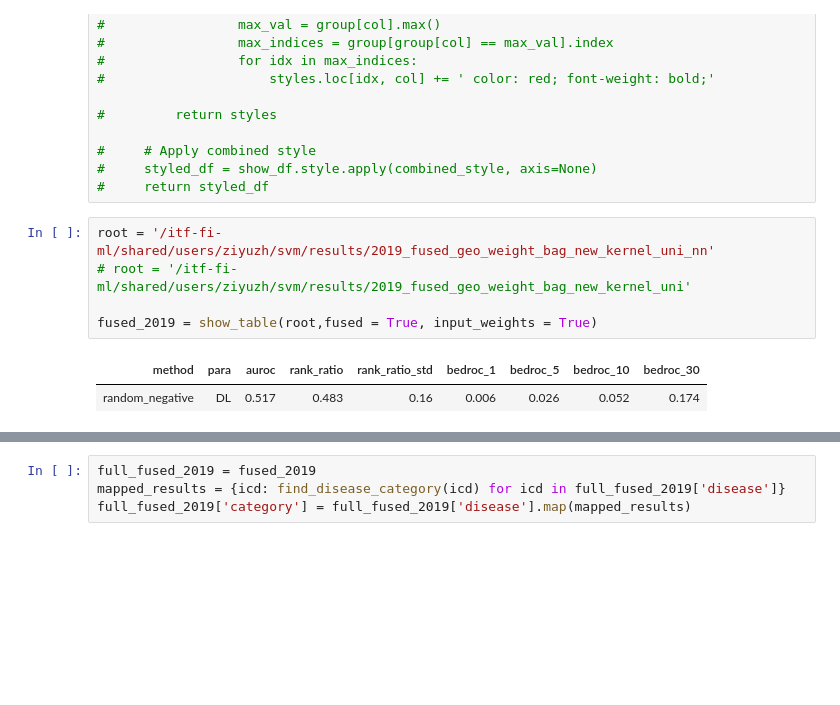
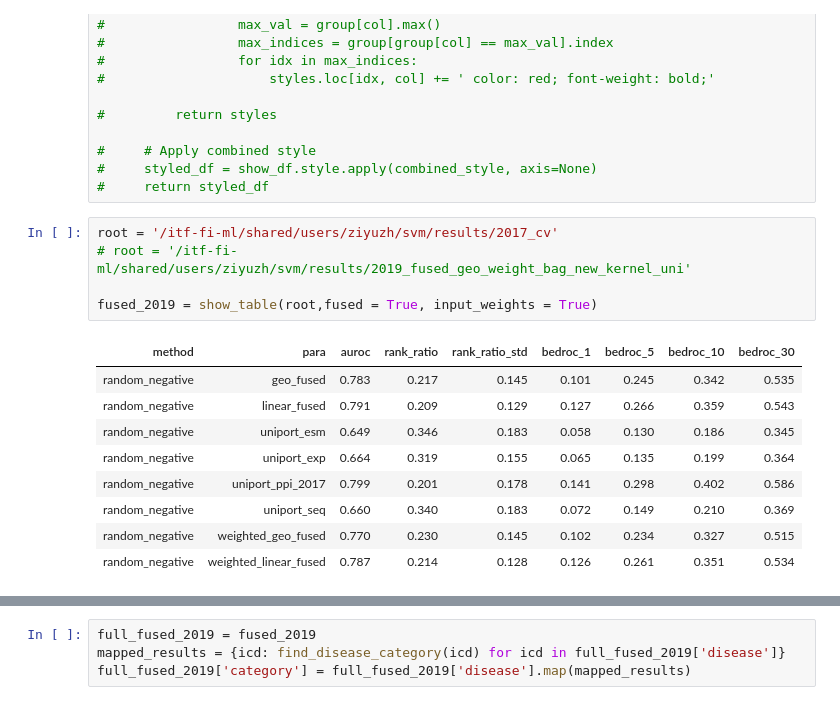
Before and after one commit to ZiyuZhang1/svm, a Jupyter notebook: codes/results_analysis_clear.ipynb, the cells around one changed output, grey strips where cells are left out. Drawn from its saved outputs; the diff is of its cells as text; blank space fills up the shorter version.

Commit message:
new nn and wrong cv -- fusion on test results instead of cv results

```diff
--- a/codes/results_analysis_clear.ipynb
+++ b/codes/results_analysis_clear.ipynb
@@ -313,10 +313,17 @@ def disease_catygory(results):
 #     styled_df = show_df.style.apply(combined_style, axis=None)
 #     return styled_df
 # %%
-root = '/itf-fi-ml/shared/users/ziyuzh/svm/results/2019_fused_geo_weight_bag_new_kernel_uni_nn'
+root = '/itf-fi-ml/shared/users/ziyuzh/svm/results/2017_cv'
 # root = '/itf-fi-ml/shared/users/ziyuzh/svm/results/2019_fused_geo_weight_bag_new_kernel_uni'
 
 fused_2019 = show_table(root,fused = True, input_weights = True)
 # %% [output]
 | method | para | auroc | rank_ratio | rank_ratio_std | bedroc_1 | bedroc_5 | bedroc_10 | bedroc_30 |
-| random_negative | DL | 0.517 | 0.483 | 0.16 | 0.006 | 0.026 | 0.052 | 0.174 |
+| random_negative | geo_fused | 0.783 | 0.217 | 0.145 | 0.101 | 0.245 | 0.342 | 0.535 |
+| random_negative | linear_fused | 0.791 | 0.209 | 0.129 | 0.127 | 0.266 | 0.359 | 0.543 |
+| random_negative | uniport_esm | 0.649 | 0.346 | 0.183 | 0.058 | 0.130 | 0.186 | 0.345 |
+| random_negative | uniport_exp | 0.664 | 0.319 | 0.155 | 0.065 | 0.135 | 0.199 | 0.364 |
+| random_negative | uniport_ppi_2017 | 0.799 | 0.201 | 0.178 | 0.141 | 0.298 | 0.402 | 0.586 |
+| random_negative | uniport_seq | 0.660 | 0.340 | 0.183 | 0.072 | 0.149 | 0.210 | 0.369 |
+| random_negative | weighted_geo_fused | 0.770 | 0.230 | 0.145 | 0.102 | 0.234 | 0.327 | 0.515 |
+| random_negative | weighted_linear_fused | 0.787 | 0.214 | 0.128 | 0.126 | 0.261 | 0.351 | 0.534 |
```
Also changed, not shown: parts of 8 cells of this notebook, 39 other files.
